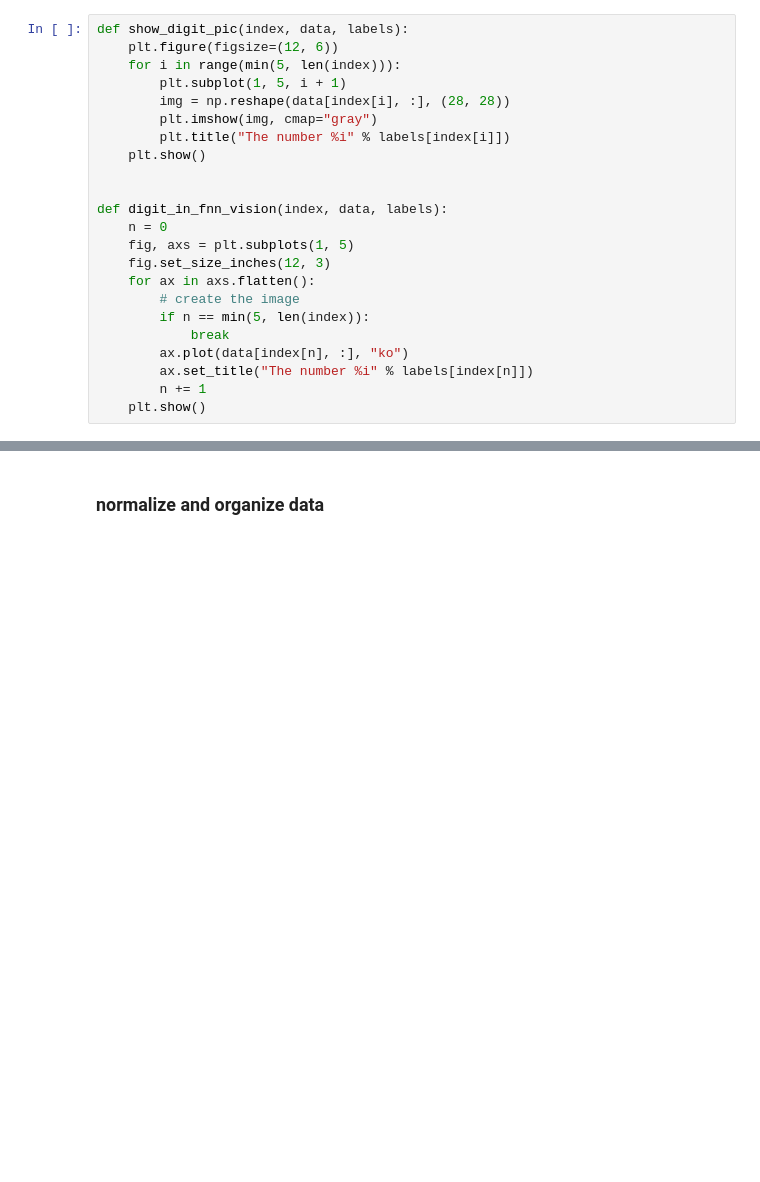
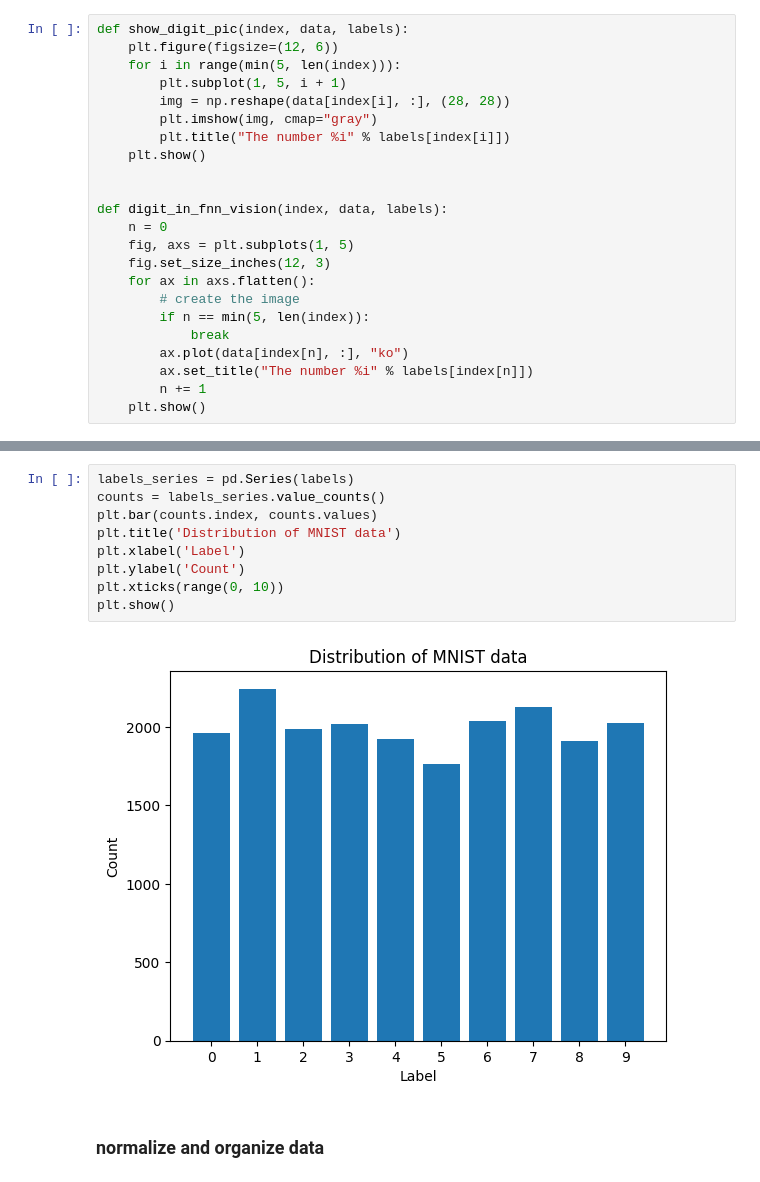
Before and after one commit to faheempa/Deep_learning, a Jupyter notebook: FNN/MNIST_classification/main.ipynb, the cells around one changed output, grey strips where cells are left out. Drawn from its saved outputs; the diff is of its cells as text; blank space fills up the shorter version.

```diff
--- a/FNN/MNIST_classification/main.ipynb
+++ b/FNN/MNIST_classification/main.ipynb
@@ -62,3 +67,14 @@ digit_in_fnn_vision(indices, data, labels)
+# %%
+labels_series = pd.Series(labels)
+counts = labels_series.value_counts()
+plt.bar(counts.index, counts.values)
+plt.title('Distribution of MNIST data')
+plt.xlabel('Label')
+plt.ylabel('Count')
+plt.xticks(range(0, 10))
+plt.show()
+# %% [output]
+[figure, added]
 # %% [markdown]
 ### normalize and organize data
 # %%
```
Also changed, not shown: parts of 11 cells of this notebook, 44 other files.
